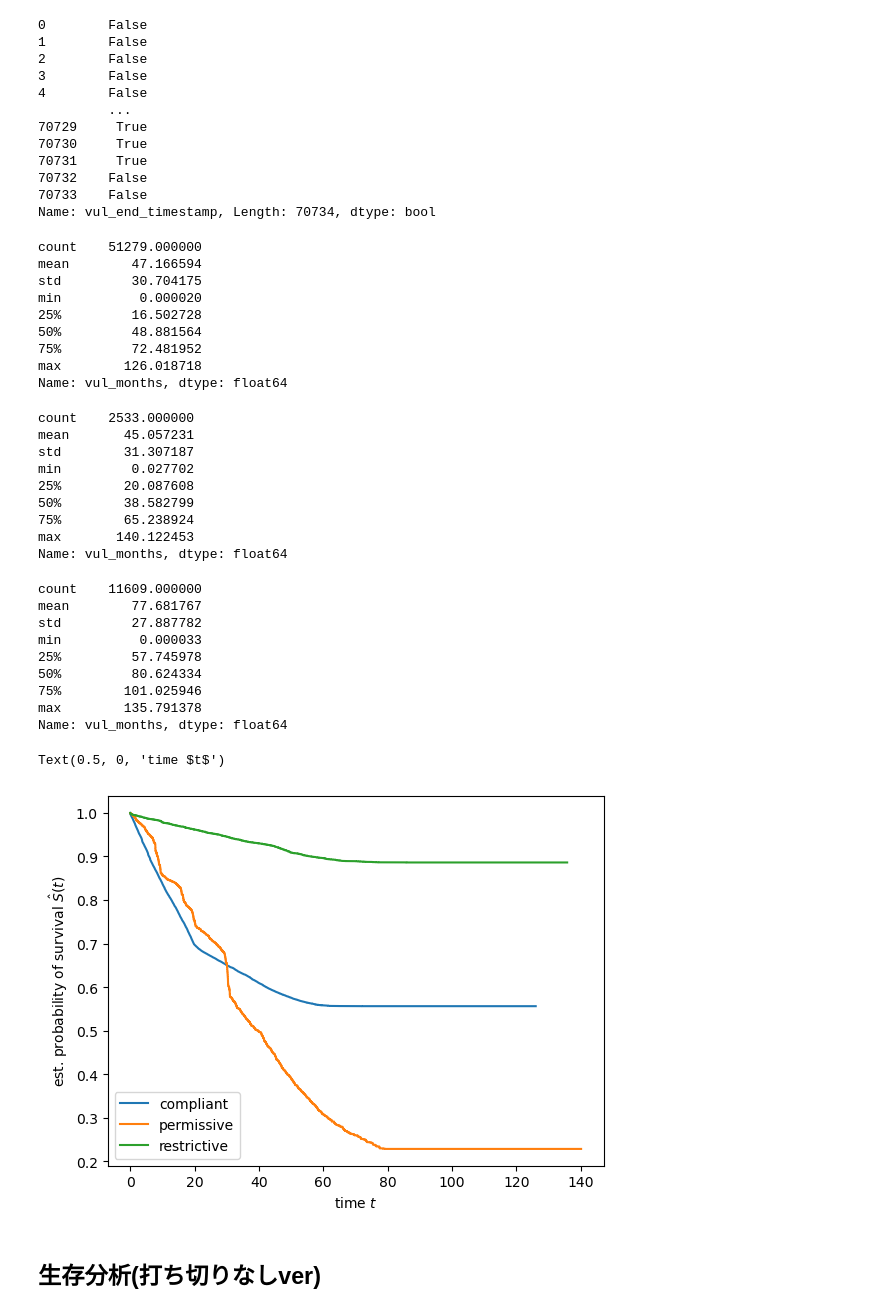
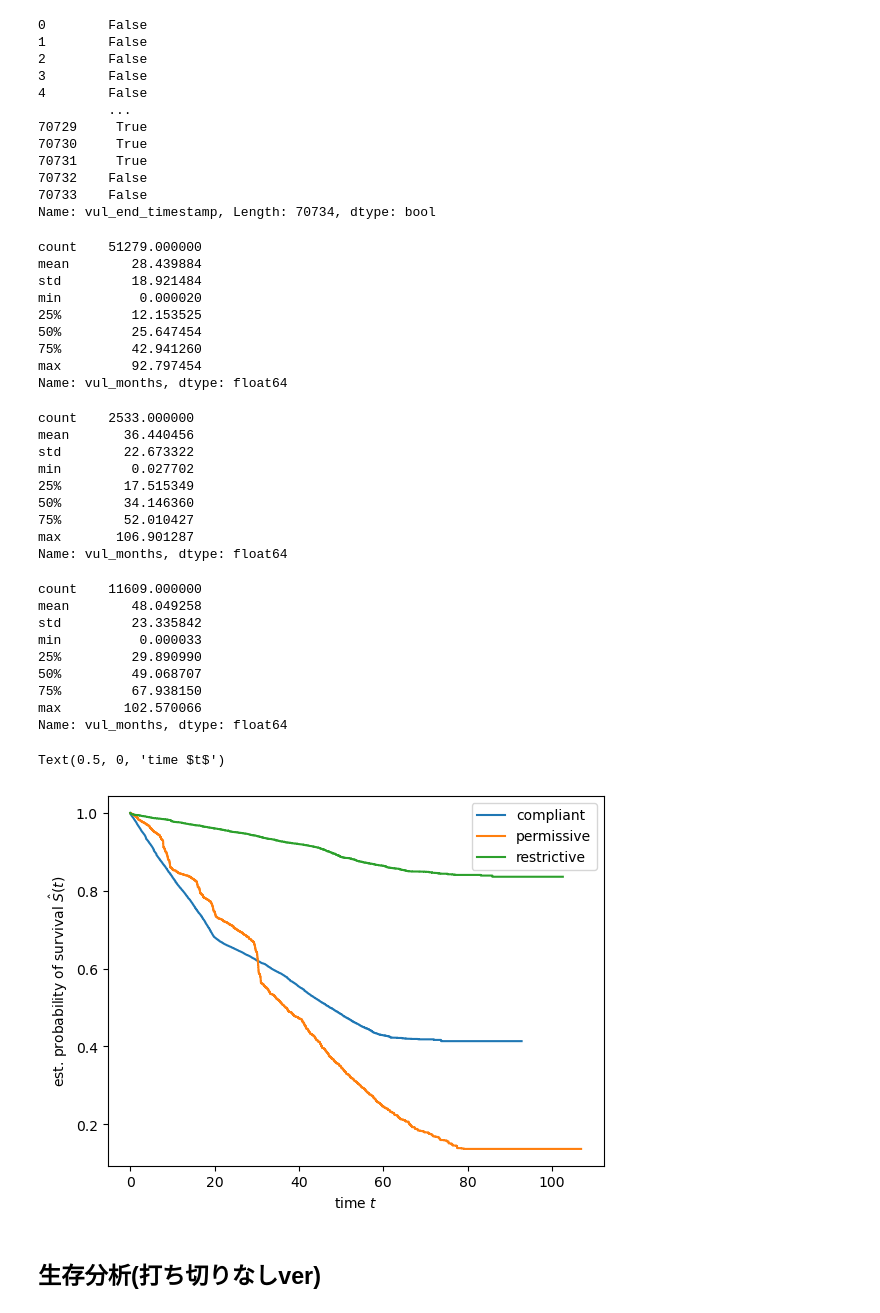
Before and after one commit to yamoyamoto/lib_network_research, a Jupyter notebook: analyzer/exprore_npm_vul_analyze_data.ipynb, the cells around one changed output. Saved outputs shown, nothing was run; the diff lists cells and outputs as text; code cells hidden in the pictures.

```diff
--- a/analyzer/exprore_npm_vul_analyze_data.ipynb
+++ b/analyzer/exprore_npm_vul_analyze_data.ipynb
@@ -71,0 +56,7 @@ vul_data.query('compliantType == 2 and vul_end_timestamp < 1674091000').loc[:,["
+# %%
+vul_end_last_datetime = datetime.datetime(2020, 5, 1, 0, 0, 0, 0)
+
+vul_data["vul_end_datetime"] = vul_data["vul_end_datetime"].where(vul_data["vul_end_timestamp"] < 1674091000, vul_end_last_datetime.strftime('%Y-%m-%d %H:%M:%S'))
+vul_data["vul_end_timestamp"] = vul_data["vul_end_timestamp"].where(vul_data["vul_end_timestamp"] < 1674091000, vul_end_last_datetime.timestamp())
+vul_data["vul_months"] = (vul_data["vul_end_timestamp"] - vul_data["vul_start_timestamp"]) / (3600 * 24 * 30)
+vul_data
@@ -114,54 +119,54 @@ Name: vul_end_timestamp, Length: 70734, dtype: bool
 vul_data_compliant["vul_months"].describe()
 # %% [output]
 count    51279.000000
-mean        47.166594
-std         30.704175
+mean        28.439884
+std         18.921484
 min          0.000020
-25%         16.502728
-50%         48.881564
-75%         72.481952
-max        126.018718
+25%         12.153525
+50%         25.647454
+75%         42.941260
+max         92.797454
 Name: vul_months, dtype: float64
 # %%
 vul_data_permissive["vul_months"].describe()
 # %% [output]
 count    2533.000000
-mean       45.057231
-std        31.307187
+mean       36.440456
+std        22.673322
 min         0.027702
-25%        20.087608
-50%        38.582799
-75%        65.238924
-max       140.122453
+25%        17.515349
+50%        34.146360
+75%        52.010427
+max       106.901287
 Name: vul_months, dtype: float64
 # %%
 vul_data_restrictive["vul_months"].describe()
 # %% [output]
 count    11609.000000
-mean        77.681767
-std         27.887782
+mean        48.049258
+std         23.335842
 min          0.000033
-25%         57.745978
-50%         80.624334
-75%        101.025946
-max        135.791378
+25%         29.890990
+50%         49.068707
+75%         67.938150
+max        102.570066
 Name: vul_months, dtype: float64
 # %%
-time_compliant, survival_prob_compliant = kaplan_meier_estimator(vul_data_compliant["vul_end_timestamp"] < 1674091000, vul_data_compliant["vul_months"])
-time_permissive, survival_prob_permissive = kaplan_meier_estimator(vul_data_permissive["vul_end_timestamp"] < 1674091000, vul_data_permissive["vul_months"])
-time_restrictive, survival_prob_restrictive = kaplan_meier_estimator(vul_data_restrictive["vul_end_timestamp"] < 1674091000, vul_data_restrictive["vul_months"])
+time_compliant, survival_prob_compliant = kaplan_meier_estimator(vul_data_compliant["vul_end_timestamp"] < vul_end_last_datetime.timestamp(), vul_data_compliant["vul_months"])
+time_permissive, survival_prob_permissive = kaplan_meier_estimator(vul_data_permissive["vul_end_timestamp"] < vul_end_last_datetime.timestamp(), vul_data_permissive["vul_months"])
+time_restrictive, survival_prob_restrictive = kaplan_meier_estimator(vul_data_restrictive["vul_end_timestamp"] < vul_end_last_datetime.timestamp(), vul_data_restrictive["vul_months"])
 
 plt.step(time_compliant, survival_prob_compliant, where="post", label="compliant")
 plt.step(time_permissive, survival_prob_permissive, where="post", label="permissive")
 plt.step(time_restrictive, survival_prob_restrictive, where="post", label="restrictive")
 
 plt.legend()
 
 plt.ylabel("est. probability of survival $\hat{S}(t)$")
 plt.xlabel("time $t$")
 # %% [output]
 Text(0.5, 0, 'time $t$')
-[figure, old version]
+[figure, new version]
 # %% [markdown]
 ## 生存分析(打ち切りなしver)
 # %%
```
Also changed, not shown: parts of 18 cells of this notebook.
